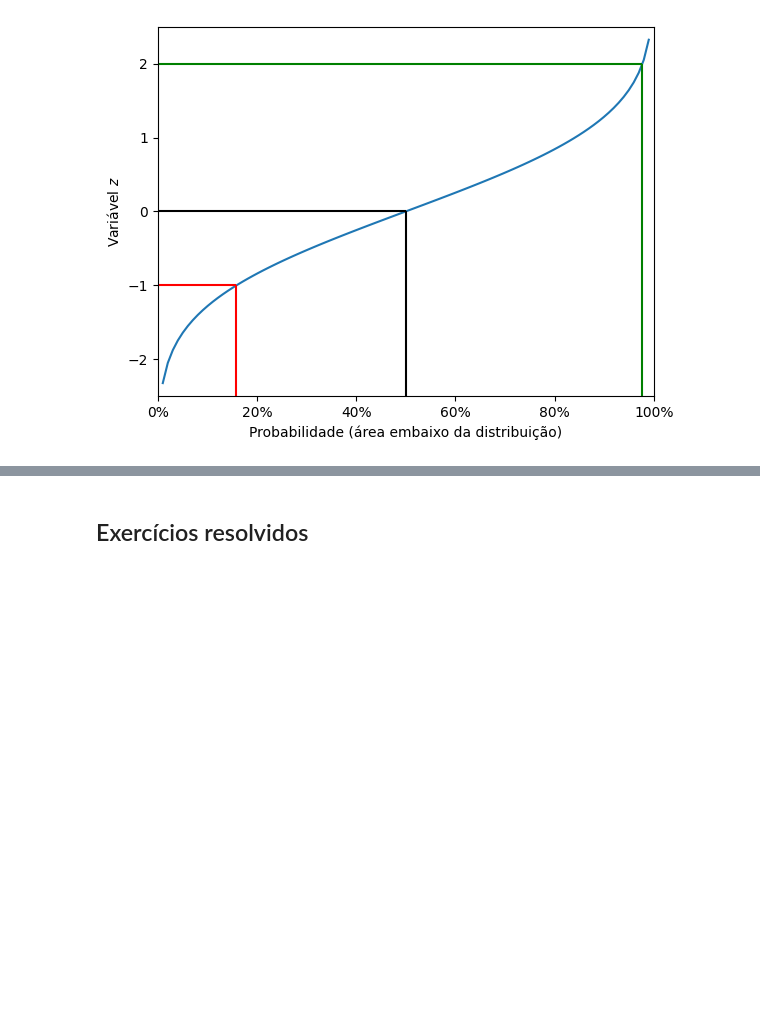
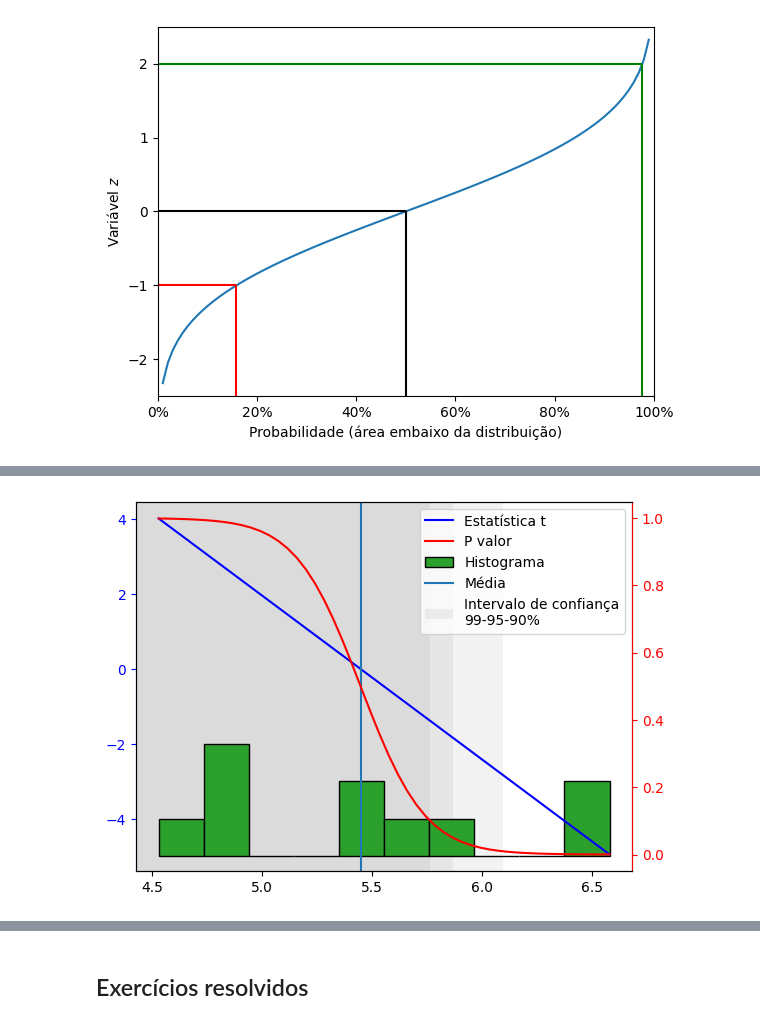
Before and after one commit to KarlClinckspoor/CursoPython, a Jupyter notebook: Capítulos/Capítulo08/Tour dos principais pacotes científicos.ipynb, the cells around one changed output, grey strips where cells are left out. Cells and saved outputs as stored; diff of their text form; code cells hidden in the pictures; blank space fills up the shorter version.

```diff
--- a/Capítulos/Capítulo08/Tour dos principais pacotes científicos.ipynb
+++ b/Capítulos/Capítulo08/Tour dos principais pacotes científicos.ipynb
@@ -2661,0 +2783,47 @@ Text(0, 0.5, 'Variável $z$')
+# %%
+testes_t = [
+    sp.stats.ttest_1samp(amostra, media, alternative="less")
+    for media in valores_para_testar
+]
+estats_t = [t.statistic for t in testes_t]
+pvalores_t = [t.pvalue for t in testes_t]
+
+intervalo_90 = testes_t[0].confidence_interval(confidence_level=0.90)
+intervalo_95 = testes_t[0].confidence_interval(confidence_level=0.95)
+intervalo_99 = testes_t[0].confidence_interval(confidence_level=0.99)
+
+fig1, ax1 = plt.subplots()
+ax2 = ax1.twinx()
+
+l1 = ax1.plot(valores_para_testar, estats_t, c="b")
+l2 = ax2.plot(valores_para_testar, pvalores_t, c="r")
+
+ylim = ax1.get_ylim()
+xlim = ax1.get_xlim()
+ax1.fill_betweenx([-10, 10], xlim[0], intervalo_90[1], facecolor="gray", alpha=0.1)
+ax1.fill_betweenx([-10, 10], xlim[0], intervalo_95[1], facecolor="gray", alpha=0.1)
+f = ax1.fill_betweenx([-10, 10], xlim[0], intervalo_99[1], facecolor="gray", alpha=0.1)
+l3 = ax1.axvline(descr.mean)
+ax1.set_ylim(*ylim)
+ax1.set_xlim(*xlim)
+
+*_, p = ax1.hist(amostra, facecolor="C2", edgecolor="k", bottom=-5)
+
+ax1.spines["left"].set_color("b")
+ax2.spines["right"].set_color("r")
+ax1.tick_params(axis="y", labelcolor="b", color="b")
+ax2.tick_params(axis="y", labelcolor="r", color="r")
+
+_ = ax1.legend(
+    [l1[0], l2[0], p, l3, f],
+    [
+        "Estatística t",
+        "P valor",
+        "Histograma",
+        "Média",
+        "Intervalo de confiança\n99-95-90%",
+    ],
+    loc="upper right",
+)
+# %% [output]
+[figure, added]
```
Also changed, not shown: parts of 30 cells of this notebook, 1 other file.
